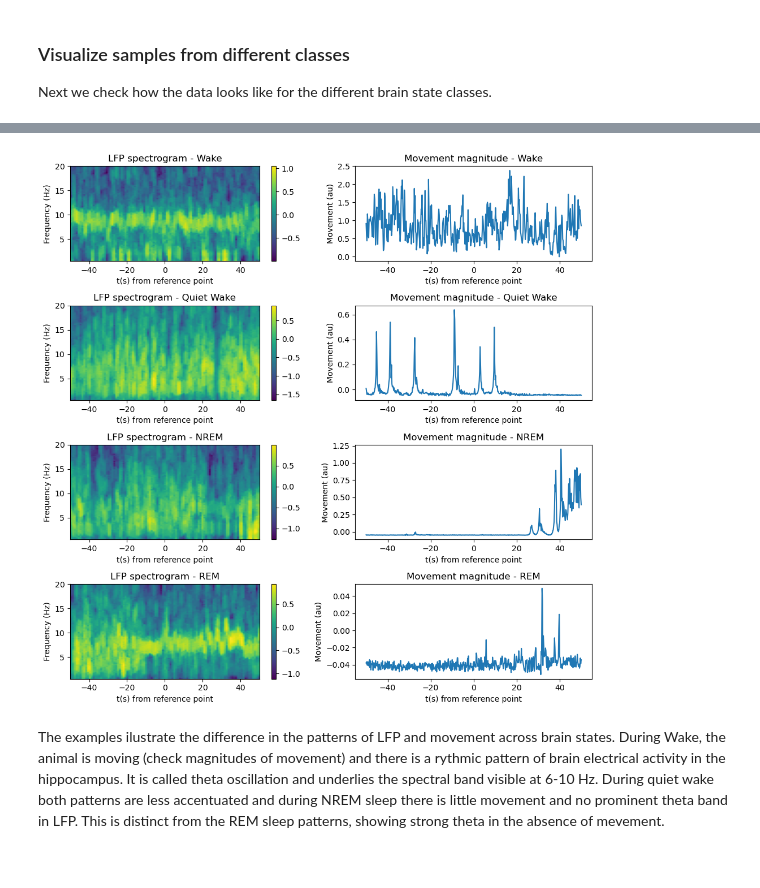
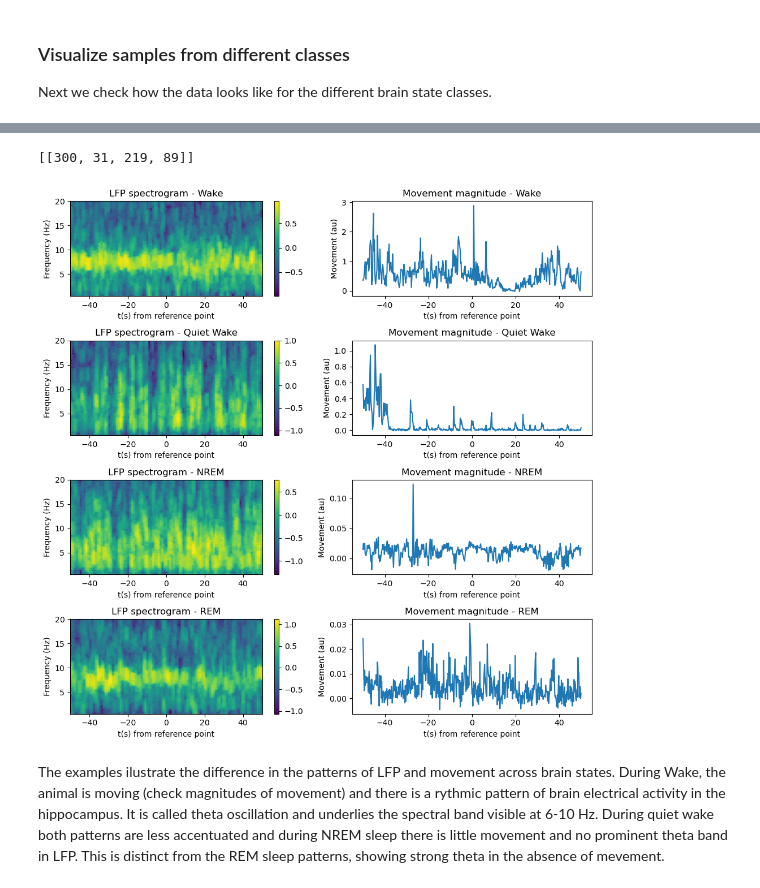
Before and after one commit to rmodosantos/brain_state_classifier, a Jupyter notebook: notebooks/Brain_state_classification_project.ipynb, the cells around one changed output, grey strips where cells are left out. Cells and saved outputs as stored; diff of their text form; code cells hidden in the pictures.

```diff
--- a/notebooks/Brain_state_classification_project.ipynb
+++ b/notebooks/Brain_state_classification_project.ipynb
@@ -21,3 +35,6 @@ test_origin = loadmat('/Users/ricardo/Documents/VScode/brain_states/data/brain_s
+# %%
+train_origin = loadmat('Z:/ricardo/data/Project/State_classification/Reviewed_labels/brain_state_trainset.mat')
+val_origin = loadmat('Z:/ricardo/data/Project/State_classification/Reviewed_labels/brain_state_valset.mat')
 # %% [markdown]
 Check the content of the dictionary. We are interested in the 'spectrograms', 'movement' and 'target' keys. For each instance, there is a spectrogram of the power spectral density of LFP in the hippocampus at different lags from the reference time point (+- 50 s window around it). Likewise, "movement" gives the temporal profile of the magnitude of movement at the same time windows. The target variable contains the corresponding instance brain states labels. Namely, Wake, Quiet Wake, non-REM sleep and REM sleep (please check the dataset datasheet for more detailed information).
 # %%
@@ -39 +58,4 @@ from sklearn.preprocessing import RobustScaler
+# %%
+x_norm = train_origin['train_movement'].flatten().reshape(-1,1)
+moveScaler = RobustScaler(quantile_range=(10,90)).fit(x_norm)
 # %%
@@ -70,0 +106,3 @@ spectral_norm_test, mov_norm_test = normalize_test(test_origin, 'test_spectrogra
+# %%
+spectral_norm_train, mov_norm_train = normalize_test(train_origin,'under_train_spectrograms','under_train_movement',moveScaler)
+spectral_norm_val, mov_norm_val = normalize_test(val_origin, 'under_val_spectrograms', 'under_val_movement',moveScaler)
@@ -78,32 +138,34 @@ Next we check how the data looks like for the different brain state classes.
 # %%
 #pick indices corresponding to different classes
 state_ind = [0, 0, 0, 0]
 for i in np.arange(1,5):
-    state_ind[i-1] = np.where(data_origin['target']==i)[0][np.random.randint(100)]
+    state_ind[i-1] = np.where(train_origin['under_train_target']==i)[0][np.random.randint(100)]
+    #state_ind[i-1] = np.where(target_train_res==i)[0][np.random.randint(100)]
 
 state_labels = ['Wake', 'Quiet Wake', 'NREM','REM']
 fig, axs = plt.subplots(4,2, figsize=(10,10))
-
+print([state_ind])
 
 for i, labl in enumerate(state_labels):
     #plot spectral data
-    pcm = axs[i,0].imshow(spectral_norm[state_ind[i],:,:].T, origin='lower',
+    pcm = axs[i,0].imshow(spectral_norm_train[state_ind[i],:,:].T, origin='lower',
     aspect='auto', extent=[-50,50,0.5,20])
     axs[i,0].set_title('LFP spectrogram - ' + labl)
     fig.colorbar(pcm, ax=axs[i,0])
     axs[i,0].set_xlabel('t(s) from reference point')
     axs[i,0].set_ylabel('Frequency (Hz)')
 
     #plot movement profile
-    axs[i,1].plot(np.linspace(-50,50, num=501), mov_norm[state_ind[i],:])
+    axs[i,1].plot(np.linspace(-50,50, num=501), mov_norm_train[state_ind[i],:])
     axs[i,1].set_title('Movement magnitude - ' + labl)
     axs[i,1].set_xlabel('t(s) from reference point')
     axs[i,1].set_ylabel('Movement (au)')
 
 fig.tight_layout()
 plt.show()
 # %% [output]
+[[300, 31, 219, 89]]
-[figure, old version]
+[figure, new version]
 # %% [markdown]
 The examples ilustrate the difference in the patterns of LFP and movement across brain states. During Wake, the animal is moving (check magnitudes of movement) and there is a rythmic pattern of brain electrical activity in the hippocampus. It is called theta oscillation and underlies the spectral band visible at 6-10 Hz. During quiet wake both patterns are less accentuated and during NREM sleep there is little movement and no prominent theta band in LFP. This is distinct from the REM sleep patterns, showing strong theta in the absence of mevement.
 # %% [markdown]
```
Also changed, not shown: parts of 88 cells of this notebook, 3 other files.
